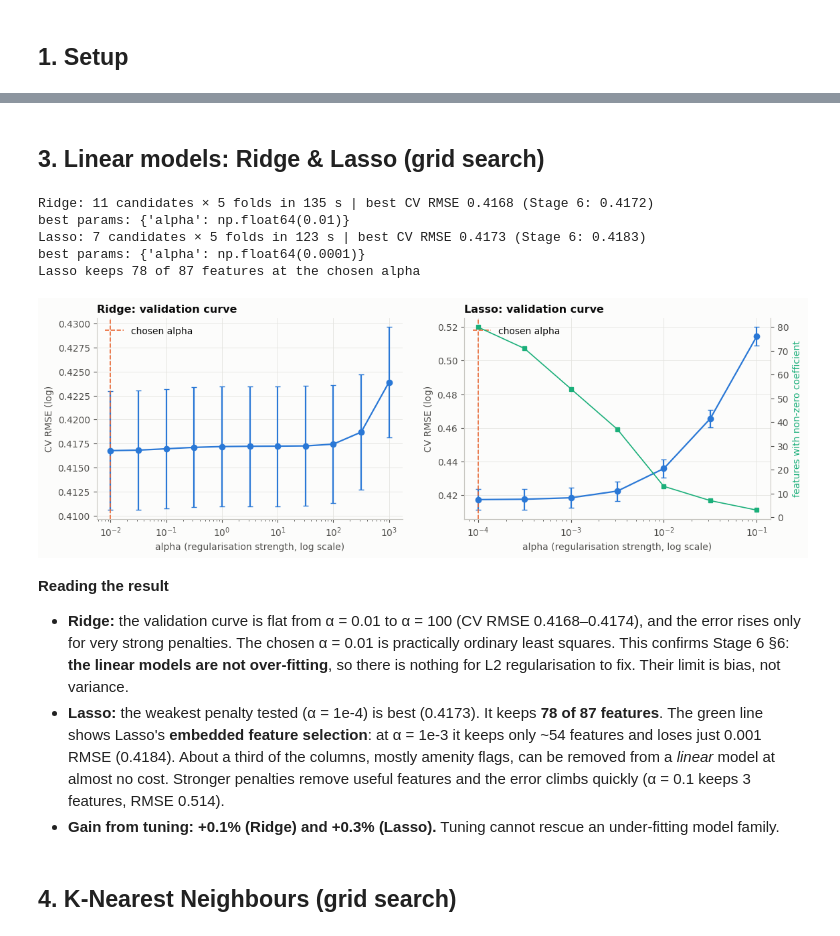
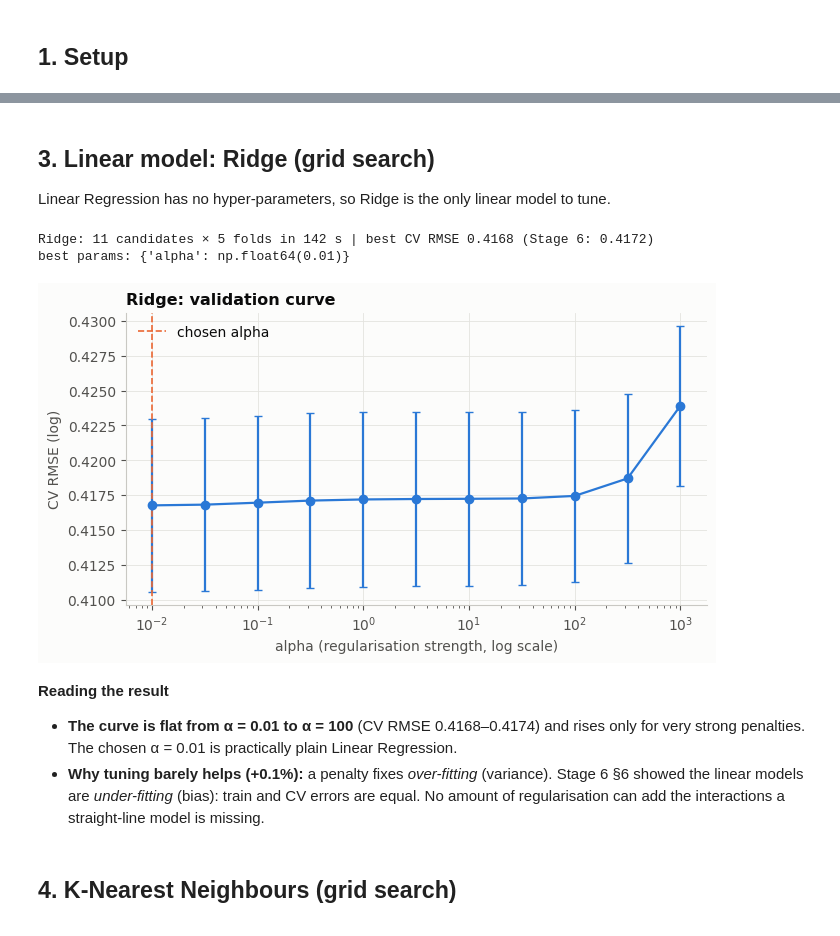
Before and after one commit to vinuridahanayake/airbnb-price-prediction, a Jupyter notebook: 04_Optimisation_Airbnb.ipynb, the cells around one changed output, grey strips where cells are left out. Cells and saved outputs as stored; diff of their text form; code cells hidden in the pictures.

```diff
--- a/04_Optimisation_Airbnb.ipynb
+++ b/04_Optimisation_Airbnb.ipynb
@@ -120,7 +118,7 @@ Train: 59,287 rows | Test: 14,822 rows (locked until §9)
 - **The whole pipeline is searched**, so preprocessing is refitted inside every fold. To save time, the fitted preprocessor for each fold is **cached** (`Pipeline(memory=…)`). The cache key includes the fold's training rows, so it is reused only when *exactly the same* training fold is refitted with a different model setting. The search is therefore still leakage-free.
 - `random_state = 42` everywhere, so every search is reproducible.
 # %%
-N_ITER = {"Random Forest": 6, "HistGradientBoosting": 15, "XGBoost": 20}
+N_ITER = {"Random Forest": 6, "XGBoost": 20}
 SCORING = {"RMSE": "neg_root_mean_squared_error", "MAE": "neg_mean_absolute_error", "R2": "r2"}
 CACHE_DIR = Path(tempfile.mkdtemp(prefix="airbnb_prep_cache_"))
 CACHE = Memory(location=CACHE_DIR, verbose=0)
@@ -143,42 +141,26 @@ def run_search(name, space, randomised=False):
     print("best params:", {k.replace('model__', ''): (round(v, 5) if isinstance(v, float) else v) for k, v in search.best_params_.items()})
     return res
 # %% [markdown]
-## 3. Linear models: Ridge & Lasso (grid search)
+## 3. Linear model: Ridge (grid search)
+Linear Regression has no hyper-parameters, so Ridge is the only linear model to tune.
 # %%
 res_ridge = run_search("Ridge", {"model__alpha": np.logspace(-2, 3, 11)})
-res_lasso = run_search("Lasso", {"model__alpha": np.logspace(-4, -1, 7)})
 
-lasso_best = searches["Lasso"].best_estimator_.named_steps["model"]
-n_in = len(lasso_best.coef_)
-print(f"Lasso keeps {np.sum(lasso_best.coef_ != 0)} of {n_in} features at the chosen alpha")
-
-# how many features survive at each alpha (fitted on the full training set: illustration only, not used for selection)
-Z_lin = searches["Lasso"].best_estimator_.named_steps["prep"].transform(X_train)
-kept = {a: int(np.sum(clone(lasso_best).set_params(alpha=a).fit(Z_lin, y_train).coef_ != 0)) for a in np.logspace(-4, -1, 7)}
-
-fig, axes = plt.subplots(1, 2, figsize=(13, 3.9))
-for ax, res, name in [(axes[0], res_ridge, "Ridge"), (axes[1], res_lasso, "Lasso")]:
-    a = res["param_model__alpha"].astype(float)
-    ax.errorbar(a, -res["mean_test_RMSE"], yerr=res["std_test_RMSE"], marker="o", color=BLUE, capsize=3, lw=1.6)
-    ax.axvline(searches[name].best_params_["model__alpha"], color=ORANGE, ls="--", lw=1.2, label="chosen alpha")
-    ax.set_xscale("log"); ax.set_xlabel("alpha (regularisation strength, log scale)"); ax.set_ylabel("CV RMSE (log)")
-    ax.set_title(f"{name}: validation curve"); ax.legend(loc="upper left")
-ax2 = axes[1].twinx(); ax2.grid(False)
-ax2.plot(list(kept), list(kept.values()), color=AQUA, marker="s", lw=1.2, ms=4, label="features kept")
-ax2.set_ylabel("features with non-zero coefficient", color=AQUA); ax2.spines["right"].set_visible(True)
-save(fig, "03_linear_validation_curves")
+fig, ax = plt.subplots(figsize=(7.5, 3.8))
+a = res_ridge["param_model__alpha"].astype(float)
+ax.errorbar(a, -res_ridge["mean_test_RMSE"], yerr=res_ridge["std_test_RMSE"], marker="o", color=BLUE, capsize=3, lw=1.6)
+ax.axvline(searches["Ridge"].best_params_["model__alpha"], color=ORANGE, ls="--", lw=1.2, label="chosen alpha")
+ax.set_xscale("log"); ax.set_xlabel("alpha (regularisation strength, log scale)"); ax.set_ylabel("CV RMSE (log)")
+ax.set_title("Ridge: validation curve"); ax.legend(loc="upper left")
+save(fig, "03_ridge_validation_curve")
 # %% [output]
-Ridge: 11 candidates × 5 folds in 135 s | best CV RMSE 0.4168 (Stage 6: 0.4172)
+Ridge: 11 candidates × 5 folds in 142 s | best CV RMSE 0.4168 (Stage 6: 0.4172)
 best params: {'alpha': np.float64(0.01)}
-Lasso: 7 candidates × 5 folds in 123 s | best CV RMSE 0.4173 (Stage 6: 0.4183)
-best params: {'alpha': np.float64(0.0001)}
-Lasso keeps 78 of 87 features at the chosen alpha
-[figure, old version]
+[figure, new version]
 # %% [markdown]
 **Reading the result**
-- **Ridge:** the validation curve is flat from α = 0.01 to α = 100 (CV RMSE 0.4168–0.4174), and the error rises only for very strong penalties. The chosen α = 0.01 is practically ordinary least squares. This confirms Stage 6 §6: **the linear models are not over-fitting**, so there is nothing for L2 regularisation to fix. Their limit is bias, not variance.
-- **Lasso:** the weakest penalty tested (α = 1e-4) is best (0.4173). It keeps **78 of 87 features**. The green line shows Lasso's **embedded feature selection**: at α = 1e-3 it keeps only ~54 features and loses just 0.001 RMSE (0.4184). About a third of the columns, mostly amenity flags, can be removed from a *linear* model at almost no cost. Stronger penalties remove useful features and the error climbs quickly (α = 0.1 keeps 3 features, RMSE 0.514).
-- **Gain from tuning: +0.1% (Ridge) and +0.3% (Lasso).** Tuning cannot rescue an under-fitting model family.
+- **The curve is flat from α = 0.01 to α = 100** (CV RMSE 0.4168–0.4174) and rises only for very strong penalties. The chosen α = 0.01 is practically plain Linear Regression.
+- **Why tuning barely helps (+0.1%):** a penalty fixes *over-fitting* (variance). Stage 6 §6 showed the linear models are *under-fitting* (bias): train and CV errors are equal. No amount of regularisation can add the interactions a straight-line model is missing.
 # %% [markdown]
 ## 4. K-Nearest Neighbours (grid search)
 # %%
```
Also changed, not shown: parts of 28 cells of this notebook, 17 other files.
